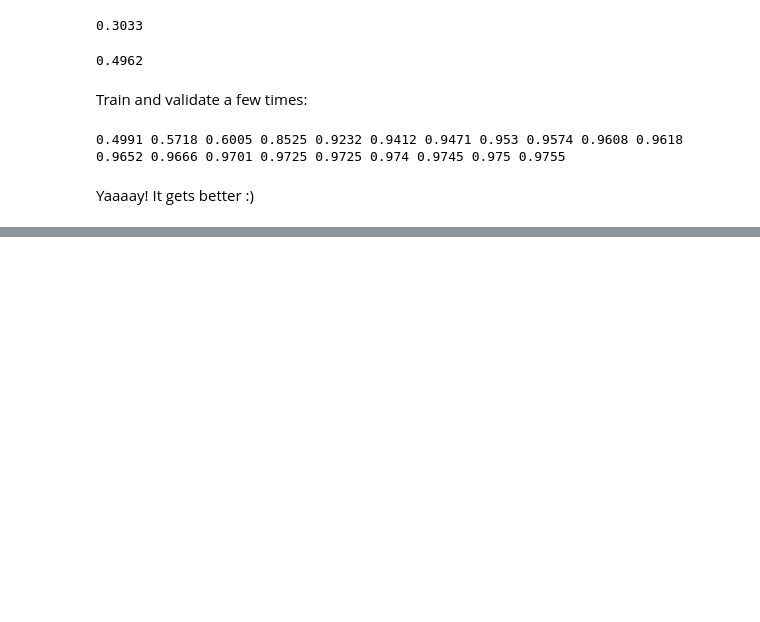
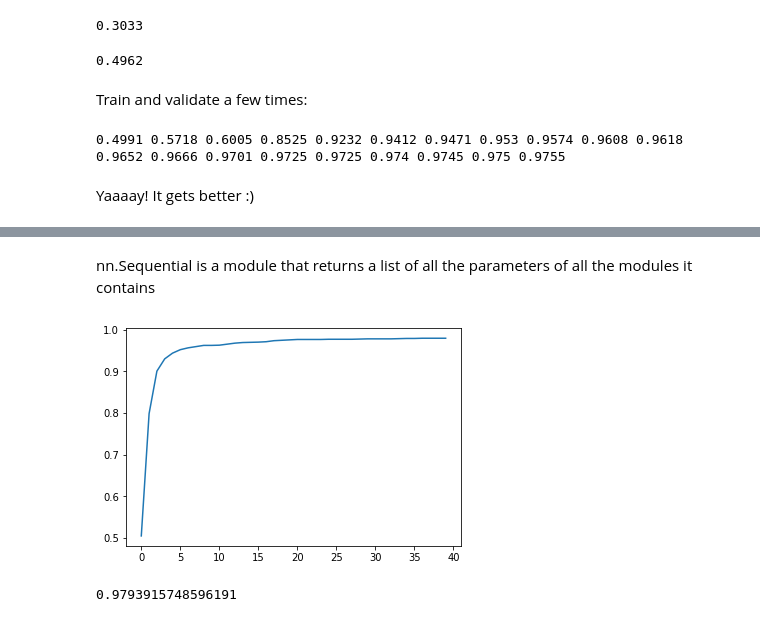
Before and after one commit to LeyloJohnny/First-ML, a Jupyter notebook: Advances_3_or_7.ipynb, the cells around one changed output, grey strips where cells are left out. Cells and saved outputs as stored; diff of their text form; code cells hidden in the pictures; blank space fills up the shorter version.

```diff
--- a/Advances_3_or_7.ipynb
+++ b/Advances_3_or_7.ipynb
@@ -280,0 +307,28 @@ Yaaaay! It gets better :)
+# %%
+#simple neural network
+simple_net = nn.Sequential(
+    nn.Linear(28*28,30),
+    nn.ReLU(),
+    nn.Linear(30,1)
+)
+# %% [markdown]
+nn.Sequential is a module that returns a list of all the parameters of all the modules it contains
+# %%
+#validation dataset
+dls = DataLoaders(dl, valid_dl)
+# %%
+#define a learner (the model), based on the dataset, the neural network, the optimization function, the loss function, and the metrics
+learn = Learner(dls, simple_net, opt_func=SGD,
+                loss_func=mnist_loss, metrics=batch_accuracy)
+# %%
+#train/fit the model (learner)
+learn.fit(40, lr=lr)
+# %%
+#plot the learning progress
+plt.plot(L(learn.recorder.values).itemgot(2));
+# %% [output]
+[figure, added]
+# %%
+learn.recorder.values[-1][2]
+# %% [output]
+0.9793915748596191
```
Also changed, not shown: parts of 8 cells of this notebook.
